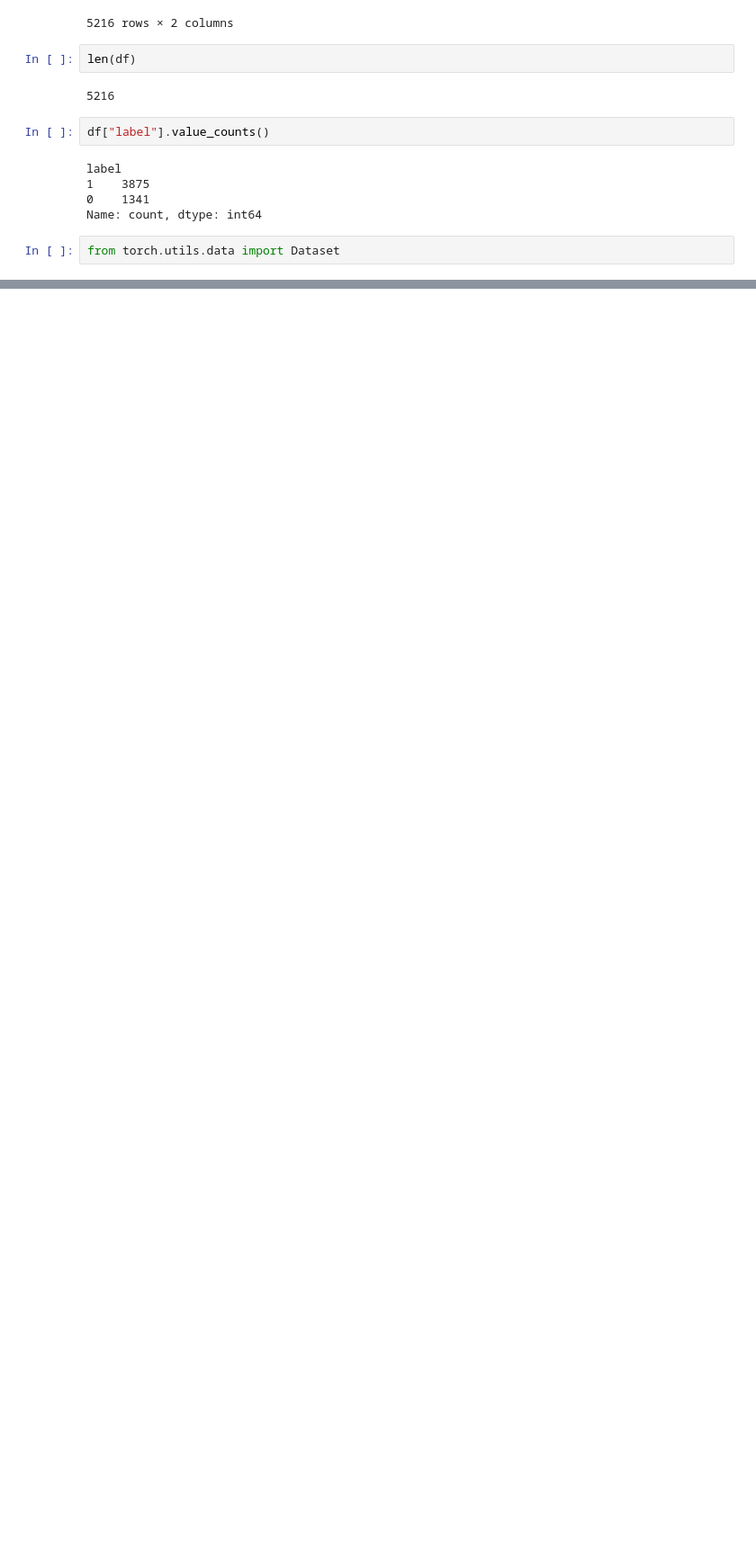
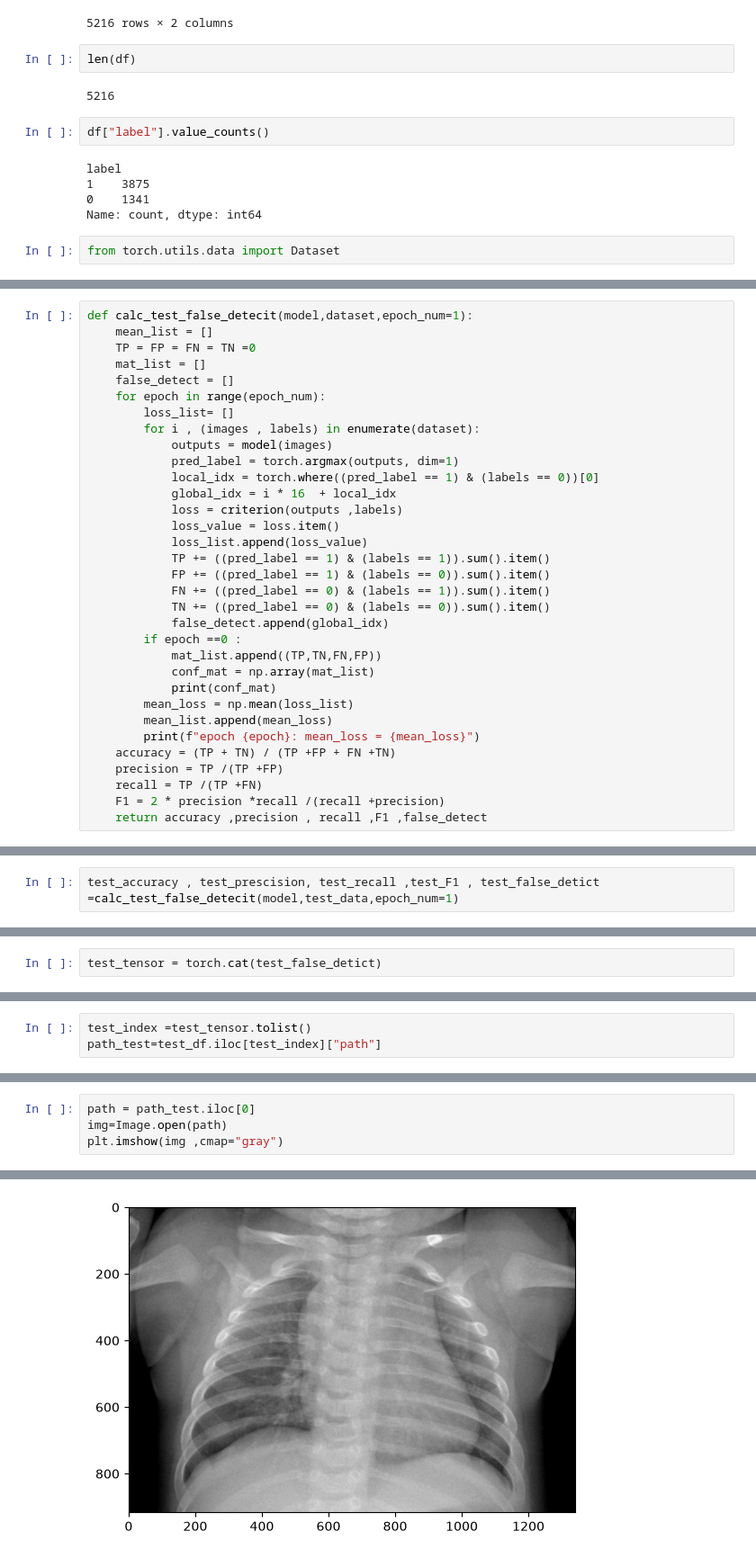
Before and after one commit to h-saito22/Chest_Xray_Penumonia_Cancer_training, a Jupyter notebook: notebooks/pneumonia_classification.ipynb, the cells around one changed output, grey strips where cells are left out. Shown at 90% size. Saved outputs shown, nothing was run; the diff lists cells and outputs as text; blank space fills up the shorter version.

```diff
--- a/notebooks/pneumonia_classification.ipynb
+++ b/notebooks/pneumonia_classification.ipynb
@@ -697,0 +996,33 @@ from torch.utils.data import Dataset
+# %%
+def calc_test_false_detecit(model,dataset,epoch_num=1):
+    mean_list = []
+    TP = FP = FN = TN =0
+    mat_list = []
+    false_detect = []
+    for epoch in range(epoch_num):
+        loss_list= []
+        for i , (images , labels) in enumerate(dataset):
+            outputs = model(images)
+            pred_label = torch.argmax(outputs, dim=1)
+            local_idx = torch.where((pred_label == 1) & (labels == 0))[0]
+            global_idx = i * 16  + local_idx
+            loss = criterion(outputs ,labels)
+            loss_value = loss.item()
+            loss_list.append(loss_value)
+            TP += ((pred_label == 1) & (labels == 1)).sum().item()
+            FP += ((pred_label == 1) & (labels == 0)).sum().item()
+            FN += ((pred_label == 0) & (labels == 1)).sum().item()
+            TN += ((pred_label == 0) & (labels == 0)).sum().item()
+            false_detect.append(global_idx)
+        if epoch ==0 :
+            mat_list.append((TP,TN,FN,FP))
+            conf_mat = np.array(mat_list)
+            print(conf_mat)
+        mean_loss = np.mean(loss_list)
+        mean_list.append(mean_loss)
+        print(f"epoch {epoch}: mean_loss = {mean_loss}")
+    accuracy = (TP + TN) / (TP +FP + FN +TN)
+    precision = TP /(TP +FP)
+    recall = TP /(TP +FN)
+    F1 = 2 * precision *recall /(recall +precision)
+    return accuracy ,precision , recall ,F1 ,false_detect
@@ -697,0 +1038,2 @@ from torch.utils.data import Dataset
+# %%
+test_accuracy , test_prescision, test_recall ,test_F1 , test_false_detict =calc_test_false_detecit(model,test_data,epoch_num=1)
@@ -697,0 +1051,2 @@ from torch.utils.data import Dataset
+# %%
+test_tensor = torch.cat(test_false_detict)
@@ -697,0 +1069,3 @@ from torch.utils.data import Dataset
+# %%
+test_index =test_tensor.tolist()
+path_test=test_df.iloc[test_index]["path"]
@@ -697,0 +1099,5 @@ from torch.utils.data import Dataset
+# %%
+path = path_test.iloc[0]
+img=Image.open(path)
+plt.imshow(img ,cmap="gray")
+# %% [output]
@@ -697,0 +1105 @@ from torch.utils.data import Dataset
+[figure, added]
```
Also changed, not shown: parts of 143 cells of this notebook, 11 other files.
